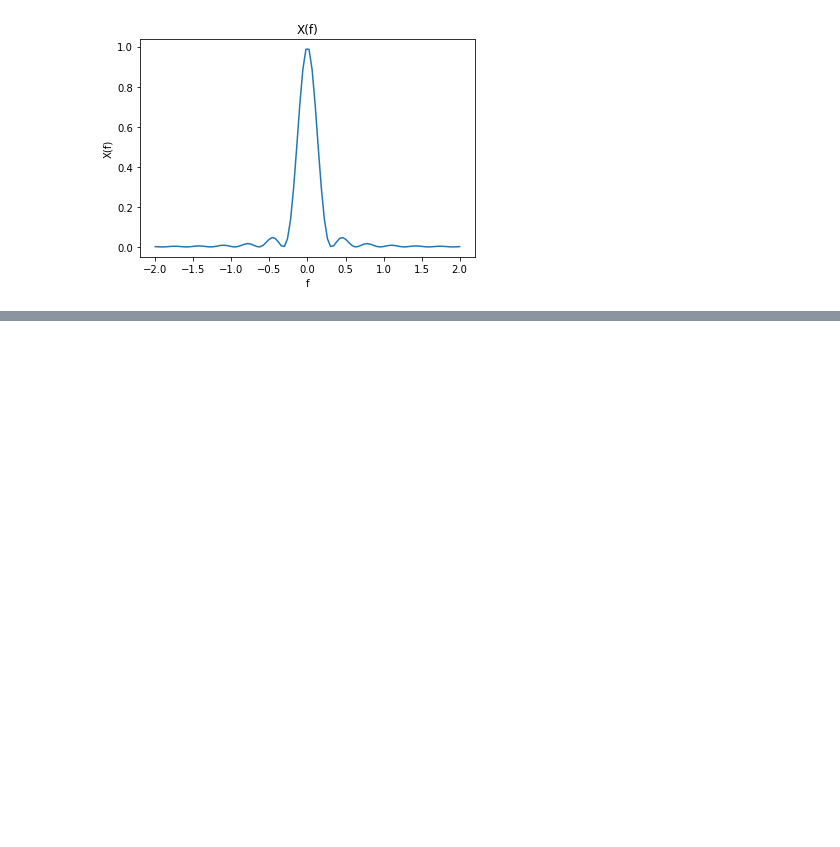
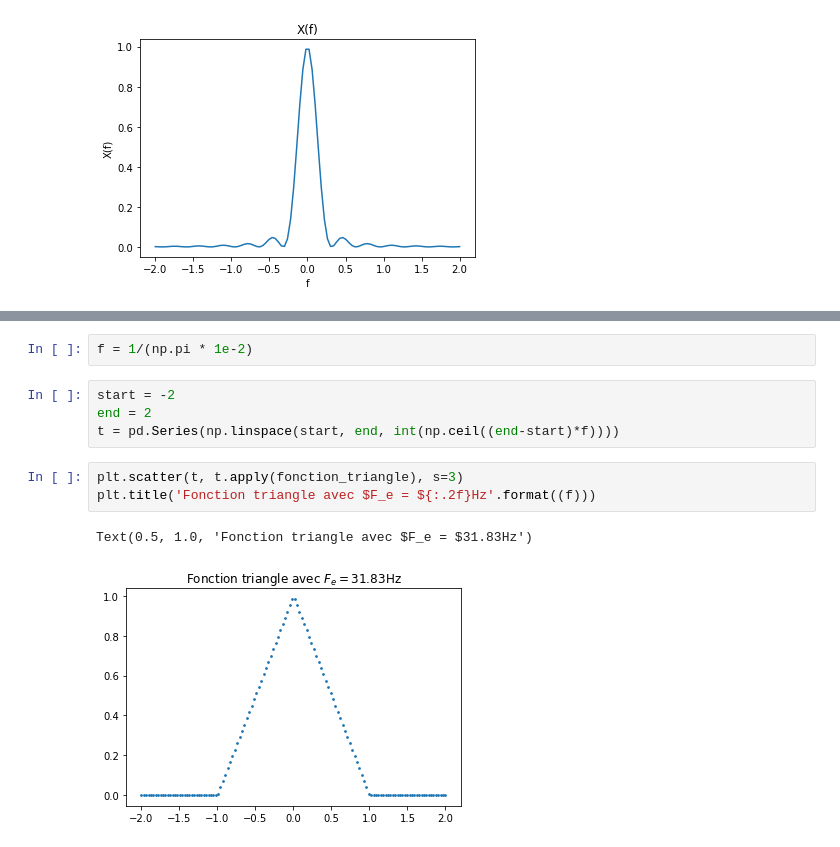
Before and after one commit to hugolmn/p20, a Jupyter notebook: AI06/TD04.ipynb, the cells around one changed output, grey strips where cells are left out. Cells and saved outputs as stored; diff of their text form; blank space fills up the shorter version.

```diff
--- a/AI06/TD04.ipynb
+++ b/AI06/TD04.ipynb
@@ -131,0 +169,12 @@ Calculer Fe puis représenter graphiquement le signal échantillonné.
+# %%
+f = 1/(np.pi * 1e-2)
+# %%
+start = -2
+end = 2
+t = pd.Series(np.linspace(start, end, int(np.ceil((end-start)*f))))
+# %%
+plt.scatter(t, t.apply(fonction_triangle), s=3)
+plt.title('Fonction triangle avec $F_e = ${:.2f}Hz'.format((f)))
+# %% [output]
+Text(0.5, 1.0, 'Fonction triangle avec $F_e = $31.83Hz')
+[figure, added]
```
Also changed, not shown: parts of 8 cells of this notebook.
